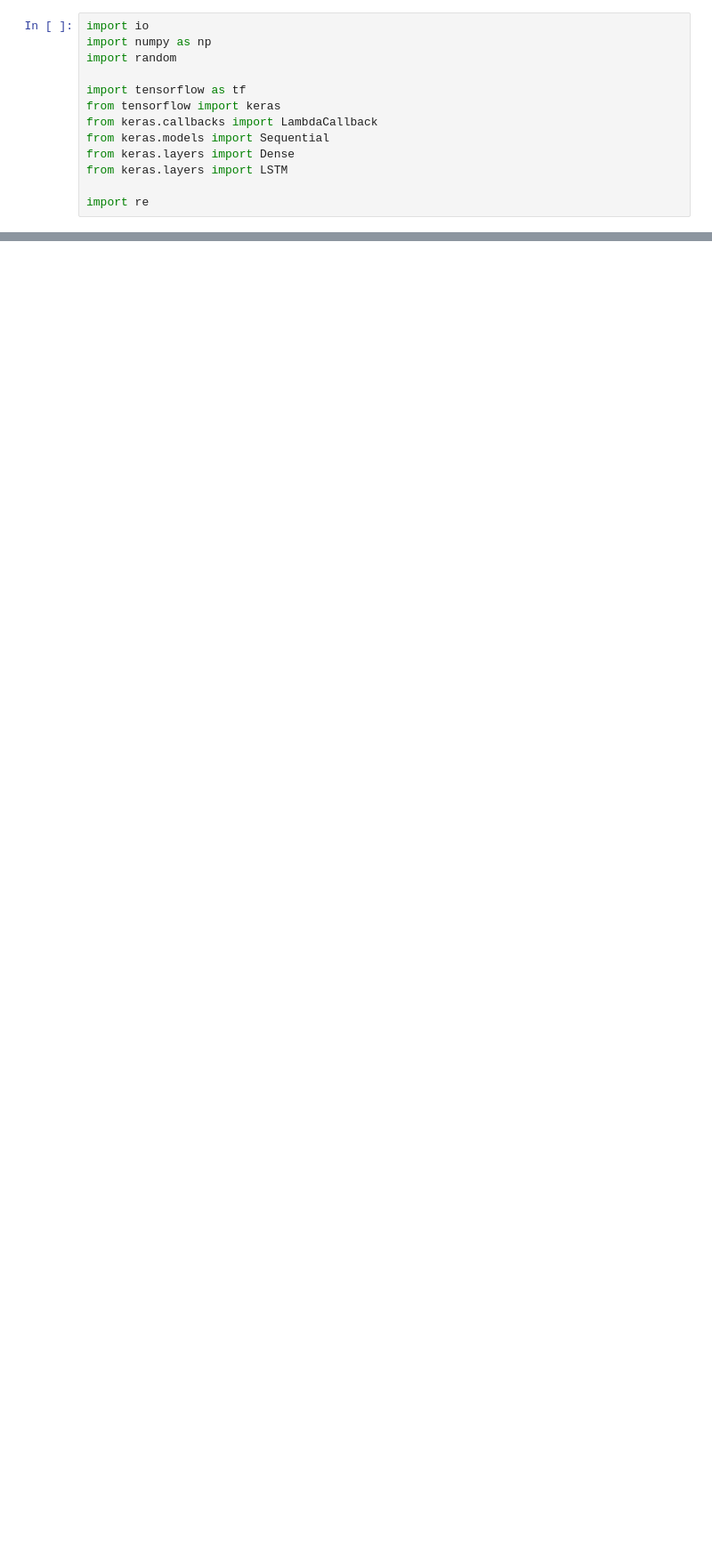
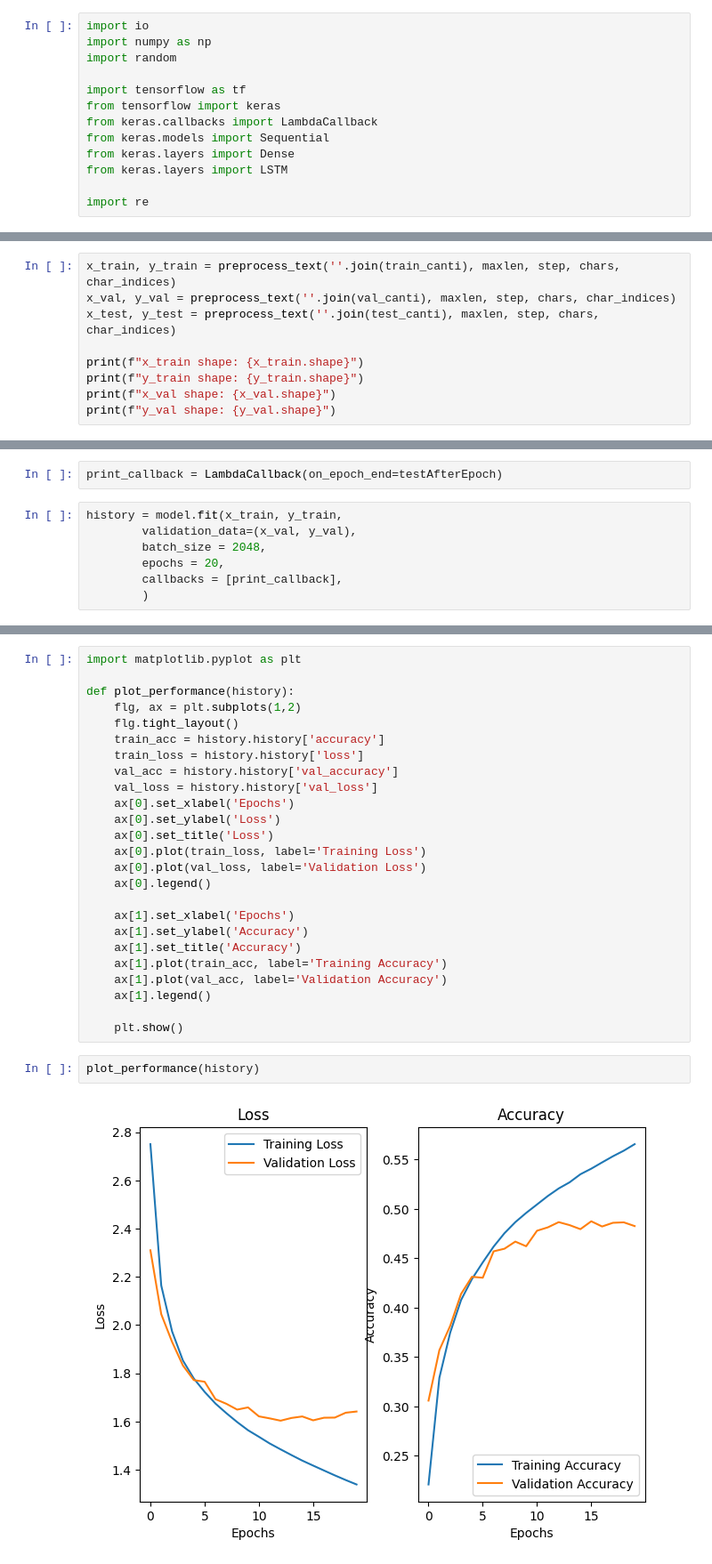
Before and after one commit to LucaPerf/Assignement-Advanced-ML, a Jupyter notebook: Assignment_4/Test.ipynb, the cells around one changed output, grey strips where cells are left out. Shown: that part at 89% size. Drawn from its saved outputs; the diff is of its cells as text; blank space fills up the shorter version.

Commit message:
test to assignment

```diff
--- a/Assignment_4/Test.ipynb
+++ b/Assignment_4/Test.ipynb
@@ -74,0 +128,9 @@ print(canti[6])
+# %%
+x_train, y_train = preprocess_text(''.join(train_canti), maxlen, step, chars, char_indices)
+x_val, y_val = preprocess_text(''.join(val_canti), maxlen, step, chars, char_indices)
+x_test, y_test = preprocess_text(''.join(test_canti), maxlen, step, chars, char_indices)
+
+print(f"x_train shape: {x_train.shape}")
+print(f"y_train shape: {y_train.shape}")
+print(f"x_val shape: {x_val.shape}")
+print(f"y_val shape: {y_val.shape}")
@@ -74,0 +198,9 @@ print(canti[6])
+# %%
+print_callback = LambdaCallback(on_epoch_end=testAfterEpoch)
+# %%
+history = model.fit(x_train, y_train,
+        validation_data=(x_val, y_val),
+        batch_size = 2048,
+        epochs = 20,
+        callbacks = [print_callback],
+        )
@@ -74,0 +225,29 @@ print(canti[6])
+# %%
+import matplotlib.pyplot as plt
+
+def plot_performance(history):
+    flg, ax = plt.subplots(1,2)
+    flg.tight_layout()
+    train_acc = history.history['accuracy']
+    train_loss = history.history['loss']
+    val_acc = history.history['val_accuracy']
+    val_loss = history.history['val_loss']
+    ax[0].set_xlabel('Epochs')
+    ax[0].set_ylabel('Loss')
+    ax[0].set_title('Loss')
+    ax[0].plot(train_loss, label='Training Loss')
+    ax[0].plot(val_loss, label='Validation Loss')
+    ax[0].legend()
+
+    ax[1].set_xlabel('Epochs')
+    ax[1].set_ylabel('Accuracy')
+    ax[1].set_title('Accuracy')
+    ax[1].plot(train_acc, label='Training Accuracy')
+    ax[1].plot(val_acc, label='Validation Accuracy')
+    ax[1].legend()
+
+    plt.show()
+# %%
+plot_performance(history)
+# %% [output]
+[figure, added]
```
Also changed, not shown: parts of 12 cells of this notebook.
